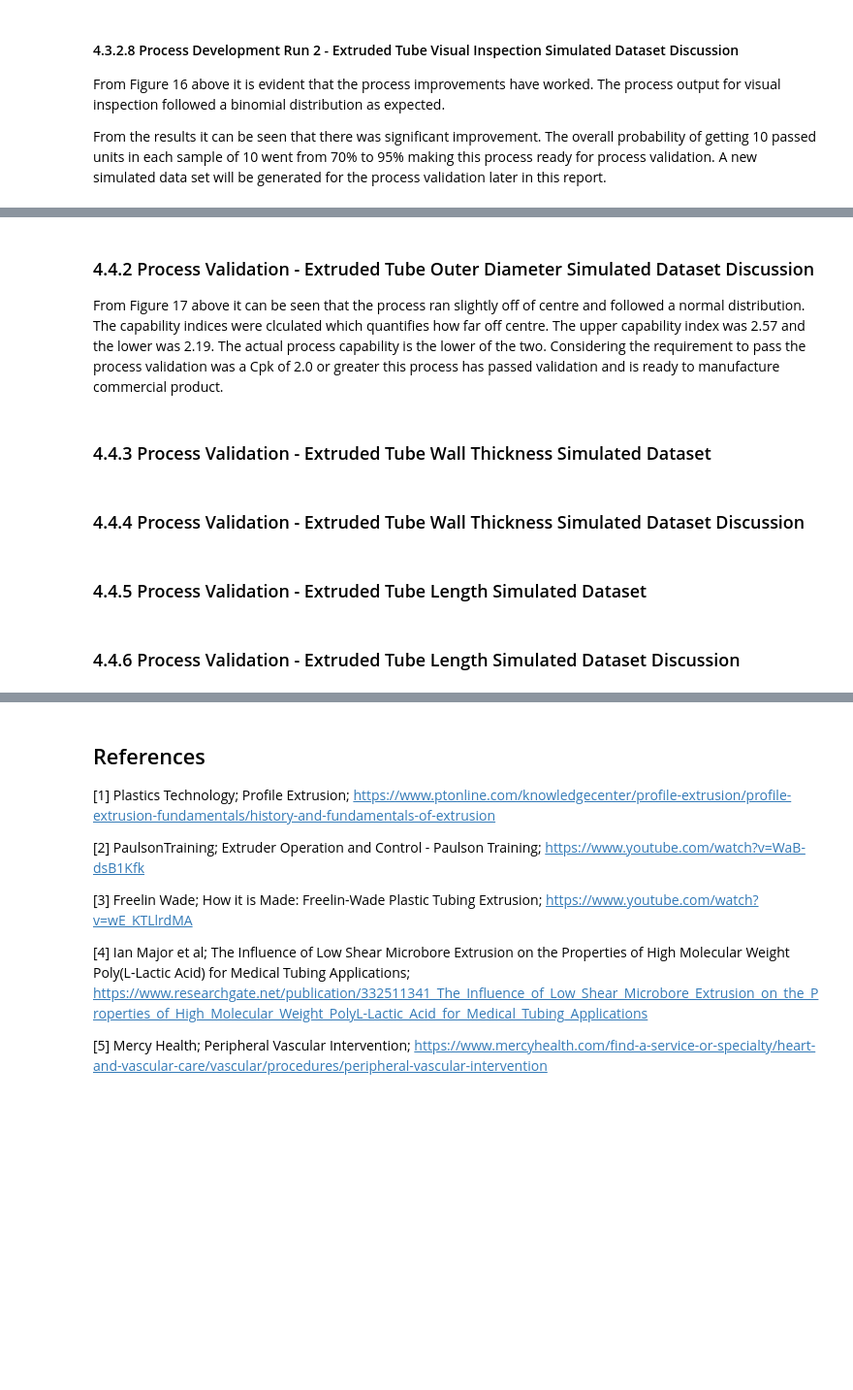
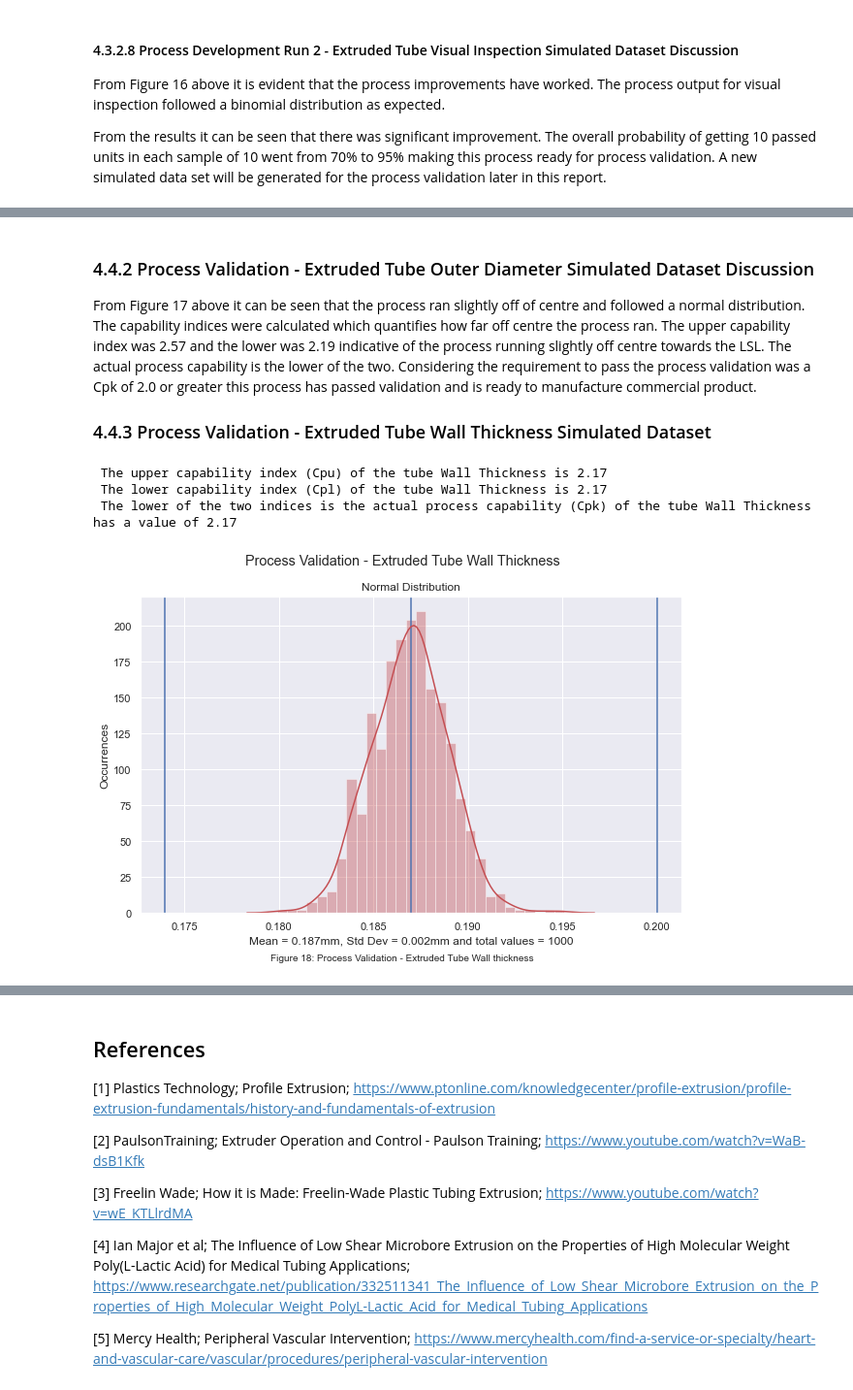
Before and after one commit to KeithQuinn/Project_2020_Programming-for-Data-Analysis, a Jupyter notebook: Project_2020_Programming-for-Data-Analysis.ipynb, the cells around one changed output, grey strips where cells are left out. Shown at 97% size. Saved outputs shown, nothing was run; the diff lists cells and outputs as text; code cells hidden in the pictures; blank space fills up the shorter version.

```diff
--- a/Project_2020_Programming-for-Data-Analysis.ipynb
+++ b/Project_2020_Programming-for-Data-Analysis.ipynb
@@ -610,12 +610,41 @@ plt.show() # show histogram
 # %% [markdown]
 ### 4.4.2 Process Validation - Extruded Tube Outer Diameter Simulated Dataset Discussion
 
-From Figure 17 above it can be seen that the process ran slightly off of centre and followed a normal distribution. The capability indices were clculated which quantifies how far off centre. The upper capability index was 2.57 and the lower was 2.19. The actual process capability is the lower of the two. Considering the requirement to pass the process validation was a Cpk of 2.0 or greater this process has passed validation and is ready to manufacture commercial product.
+From Figure 17 above it can be seen that the process ran slightly off of centre and followed a normal distribution. The capability indices were calculated which quantifies how far off centre the process ran. The upper capability index was 2.57 and the lower was 2.19 indicative of the process running slightly off centre towards the LSL. The actual process capability is the lower of the two. Considering the requirement to pass the process validation was a Cpk of 2.0 or greater this process has passed validation and is ready to manufacture commercial product.
+
+### 4.4.3 Process Validation - Extruded Tube Wall Thickness Simulated Dataset
-# %% [markdown]
-### 4.4.3 Process Validation - Extruded Tube Wall Thickness Simulated Dataset
-# %% [markdown]
-### 4.4.4 Process Validation - Extruded Tube Wall Thickness Simulated Dataset Discussion
-# %% [markdown]
-### 4.4.5 Process Validation - Extruded Tube Length Simulated Dataset
-# %% [markdown]
-### 4.4.6 Process Validation - Extruded Tube Length Simulated Dataset Discussion
+# %%
+ProVal_wall_loc = 0.187 # mean
+ProVal_wall_scale = 0.002 # standard deviation
+ProVal_wall_size = 1000 # number of values
+
+Wall_USL=0.2
+Wall_LSL=0.174
+
+Wall_Cpu = round((Wall_USL - ProVal_wall_loc) / (3*ProVal_wall_scale),2)
+Wall_Cpl = round((ProVal_wall_loc - Wall_LSL) / (3*ProVal_wall_scale),2)
+Wall_Cpk = np.min([Wall_Cpu, Wall_Cpl])
+
+print(f' The upper capability index (Cpu) of the tube Wall Thickness is {Wall_Cpu}')
+print(f' The lower capability index (Cpl) of the tube Wall Thickness is {Wall_Cpl}')
+print(f' The lower of the two indices is the actual process capability (Cpk) of the tube Wall Thickness has a value of {Wall_Cpk}')
+
+ProVal_wall_normal_data = np.random.normal(ProVal_wall_loc, ProVal_wall_scale, ProVal_wall_size) # generate a data set that follows a normal distribution
+
+plt.figure(figsize=(10, 6)) # figure size
+plt.title('Normal Distribution') # title
+plt.suptitle('Process Validation - Extruded Tube Wall Thickness') # subtitle
+plt.axvline(x=0.174)
+plt.axvline(x=0.187)
+plt.axvline(x=0.2)
+plt.xlabel(f'Mean = {dev2_wall_loc}mm, Std Dev = {ProVal_wall_scale}mm and total values = {ProVal_wall_size}') # xlabel
+plt.ylabel('Occurrences') # ylabel
+sns.distplot(a=ProVal_wall_normal_data, hist=True, kde=True, color='r')
+txt="Figure 18: Process Validation - Extruded Tube Wall thickness" # create caption
+plt.figtext(0.5, 0.01, txt, wrap=True, horizontalalignment='center', fontsize=10) # locate caption
+plt.show() # show histogram
+# %% [output]
+ The upper capability index (Cpu) of the tube Wall Thickness is 2.17
+ The lower capability index (Cpl) of the tube Wall Thickness is 2.17
+ The lower of the two indices is the actual process capability (Cpk) of the tube Wall Thickness has a value of 2.17
+[figure, added]
```
Also changed, not shown: parts of 12 cells of this notebook.
